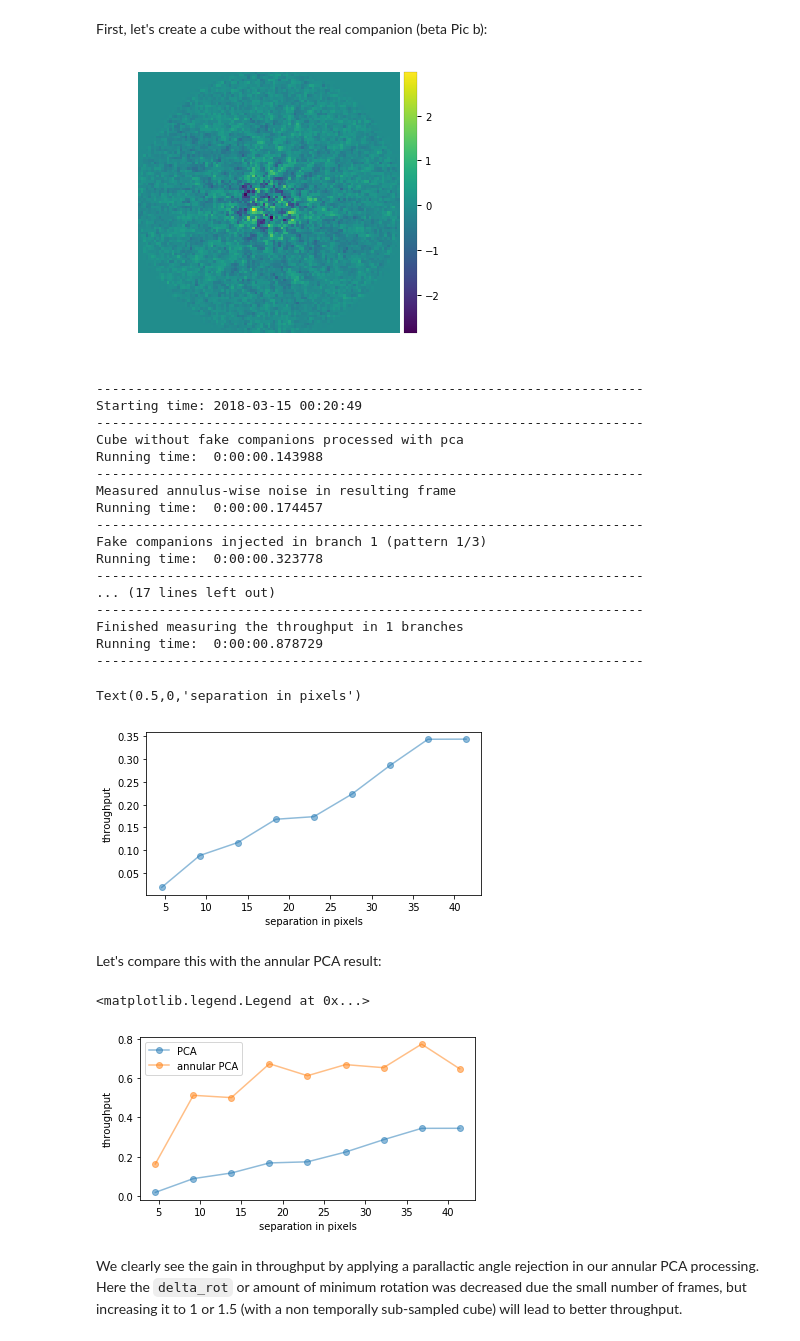
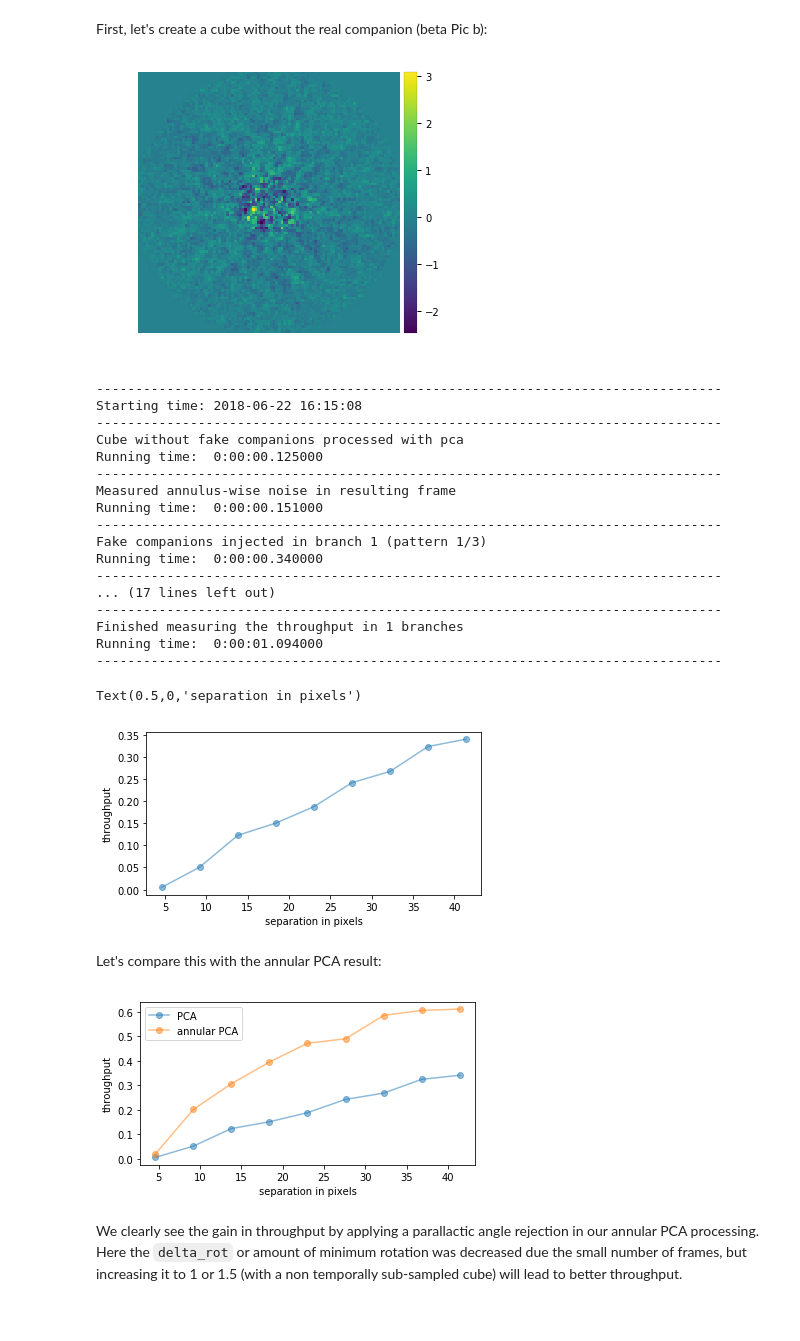
Before and after one commit to carlos-gg/VIP_extras, a Jupyter notebook: Tutorial1_VIP_adi_pre-postproc_fluxpos_ccs.ipynb, the cells around one changed output. Drawn from its saved outputs; the diff is of its cells as text; code cells hidden in the pictures.

```diff
--- a/Tutorial1_VIP_adi_pre-postproc_fluxpos_ccs.ipynb
+++ b/Tutorial1_VIP_adi_pre-postproc_fluxpos_ccs.ipynb
@@ -123,7 +126,7 @@ print(fwhm_naco)
 # %% [markdown]
 Let's normalize the flux to one in a 1xFWHM aperture and crop the PSF array:
 # %%
-psfn = vip.phot.psf_norm(psf, fwhm_naco, size=19)
+psfn = vip.metrics.normalize_psf(psf, fwhm_naco, size=19)
 # %%
 plots(psfn, grid=True)
 # %% [output]
@@ -1043,28 +1034,28 @@ cube_emp = cube_planet_free([(16.583, 44.721, 700)], cube, angs, psfn, pxscale_n
 # %%
 plots(vip.pca.pca(cube_emp, angs, ncomp=20, verbose=False), axis=False)
 # %% [output]
-[figure, old version]
+[figure, new version]
 # %%
-res_thr = vip.phot.throughput(cube_emp, angs, psfn, fwhm_naco, pxscale_naco,
+res_thr = vip.metrics.throughput(cube_emp, angs, psfn, fwhm_naco, pxscale_naco,
                               ncomp=15, algo=vip.pca.pca, nbranch=1, full_output=True)
 # %% [output]
-----------------------------------------------------------------------
-Starting time: 2018-03-15 00:20:49
-----------------------------------------------------------------------
+--------------------------------------------------------------------------------
+Starting time: 2018-06-22 16:15:08
+--------------------------------------------------------------------------------
 Cube without fake companions processed with pca
-Running time:  0:00:00.143988
-----------------------------------------------------------------------
+Running time:  0:00:00.125000
+--------------------------------------------------------------------------------
 Measured annulus-wise noise in resulting frame
-Running time:  0:00:00.174457
-----------------------------------------------------------------------
+Running time:  0:00:00.151000
+--------------------------------------------------------------------------------
 Fake companions injected in branch 1 (pattern 1/3)
-Running time:  0:00:00.323778
-----------------------------------------------------------------------
+Running time:  0:00:00.340000
+--------------------------------------------------------------------------------
 ... (17 lines left out)
-----------------------------------------------------------------------
+--------------------------------------------------------------------------------
 Finished measuring the throughput in 1 branches
-Running time:  0:00:00.878729
-----------------------------------------------------------------------
+Running time:  0:00:01.094000
+--------------------------------------------------------------------------------
 # %%
 figure(figsize=(6,3))
 plot(res_thr[2], res_thr[0][0,:], 'o-', alpha=0.5)
@@ -1072,24 +1063,23 @@ ylabel('throughput')
 xlabel('separation in pixels')
 # %% [output]
 Text(0.5,0,'separation in pixels')
-[figure, old version]
+[figure, new version]
 # %% [markdown]
 Let's compare this with the annular PCA result:
 # %%
-res_thr2 = vip.phot.throughput(cube_emp, angs, psfn, fwhm_naco, pxscale_naco,
-                               algo=vip.pca.pca_adi_annular, nbranch=1, verbose=False,
+res_thr2 = vip.metrics.throughput(cube_emp, angs, psfn, fwhm_naco, pxscale_naco,
+                               algo=vip.pca.pca_annular, nbranch=1, verbose=False,
                                full_output=True, ncomp=15, delta_rot=0.5,
                                svd_mode='lapack', asize=2)
 # %%
 figure(figsize=(6,3))
 plot(res_thr[2], res_thr[0][0,:], 'o-', label='PCA', alpha=0.5)
 plot(res_thr2[2], res_thr2[0][0,:], 'o-', label='annular PCA', alpha=0.5)
 ylabel('throughput')
 xlabel('separation in pixels')
-legend(loc='best')
+_ = legend(loc='best')
 # %% [output]
-<matplotlib.legend.Legend at 0x...>
-[figure, old version]
+[figure, new version]
 # %% [markdown]
 We clearly see the gain in throughput by applying a parallactic angle rejection in our annular PCA processing. Here the `delta_rot` or amount of minimum rotation was decreased due the small number of frames, but increasing it to 1 or 1.5 (with a non temporally sub-sampled cube) will lead to better throughput.
 # %% [markdown]
```
Also changed, not shown: parts of 66 cells of this notebook.
